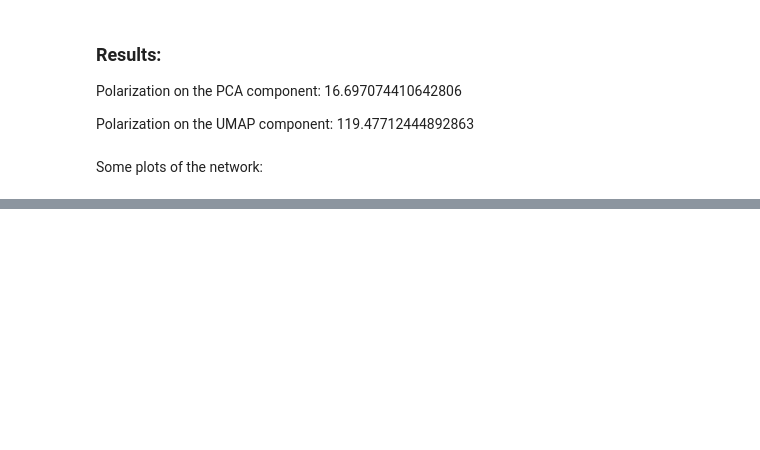
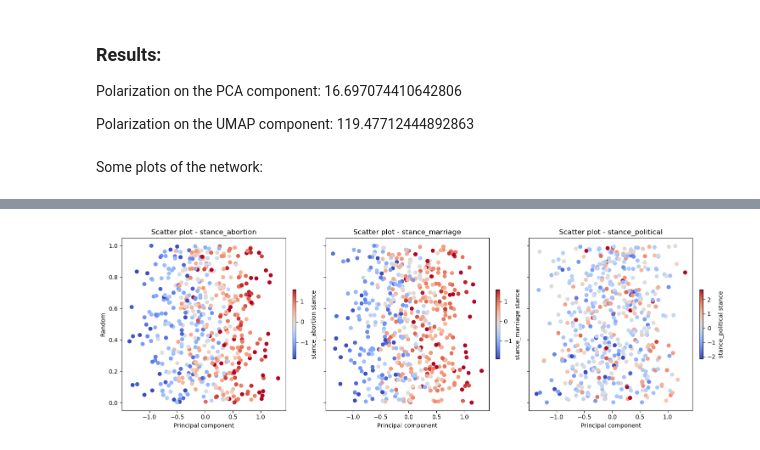
Before and after one commit to b0psheva27/BSc_project_polarization, a Jupyter notebook: notebooks/08_polarization.ipynb, the cells around one changed output, grey strips where cells are left out. Drawn from its saved outputs; the diff is of its cells as text; code cells hidden in the pictures; blank space fills up the shorter version.

Commit message:
scaled the PCA components to be between -1 and 1
Co-Authored-By: b0psheva27 <129192578+b0psheva27@users.noreply.github.com>

```diff
--- a/notebooks/08_polarization.ipynb
+++ b/notebooks/08_polarization.ipynb
@@ -249,0 +218,2 @@ np.float64(215.39403942350847)
+# %%
+merged_df_reduced["pca_component_scaled"] = merged_df_reduced["pca_component"]/2
@@ -249,0 +242,4 @@ np.float64(215.39403942350847)
+# %%
+plot_c_subplot(merged_df_reduced, "pca_component_scaled", ["stance_abortion", "stance_marriage", "stance_political"])
+# %% [output]
+[figure, added]
```
Also changed, not shown: parts of 10 cells of this notebook.
